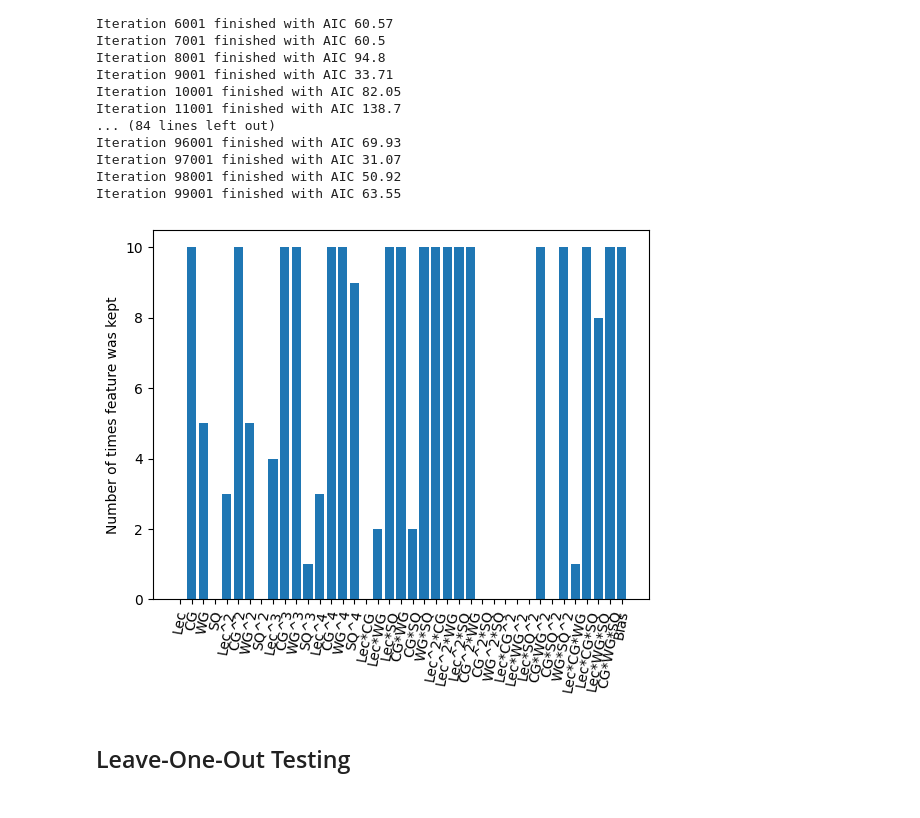
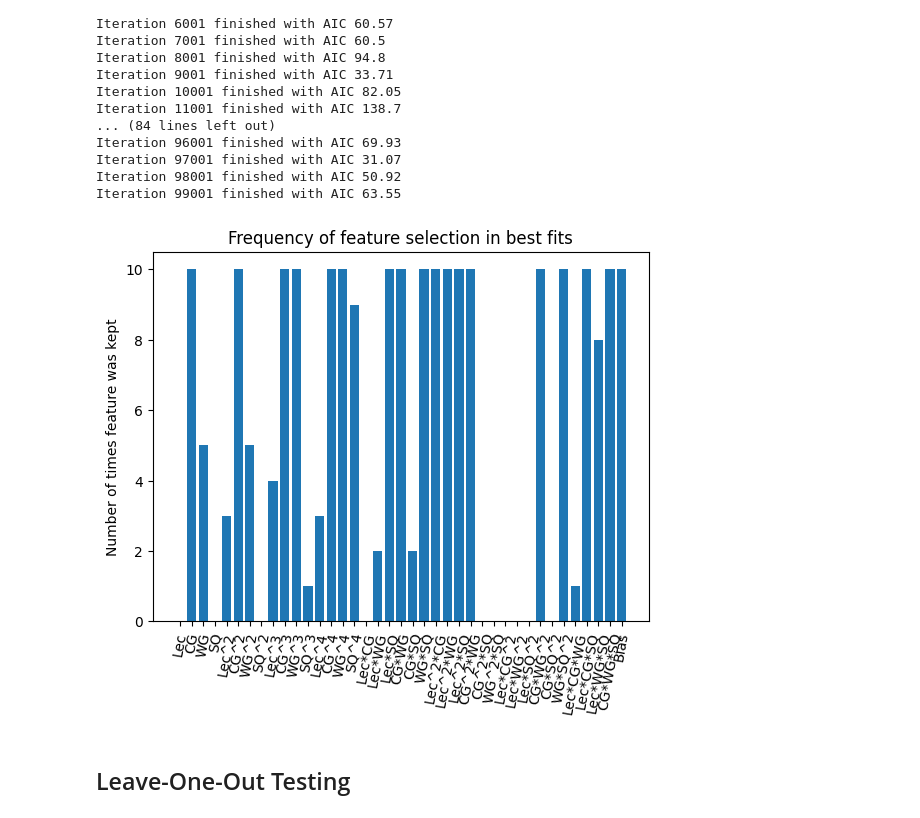
Before and after one commit to oross314/Modeling-Active-Learning-Classrooms, a Jupyter notebook: regression_model.ipynb, the cells around one changed output. Drawn from its saved outputs; the diff is of its cells as text; code cells hidden in the pictures.

```diff
--- a/regression_model.ipynb
+++ b/regression_model.ipynb
@@ -114,32 +112,33 @@ Iteration 99001 finished with AIC 63.55
 # %%
 #load in feature selections
 keepers = np.load('weights/keepers.npy')
 AICs = np.load('weights/AICs.npy')
 #pick the number of best fits to consider
 num_choose = int(10)
 good_fits = np.argsort(AICs - np.min(AICs))[:num_choose]
 
 feature_labels = ['Lec', 'CG','WG', 'SQ',
                    'Lec^2', 'CG^2', 'WG^2', 'SQ^2',
                   'Lec^3', 'CG^3', 'WG^3', 'SQ^3',
                   'Lec^4', 'CG^4', 'WG^4', 'SQ^4',
                    'Lec*CG', 'Lec*WG', 'Lec*SQ',
                    'CG*WG', 'CG*SQ', 'WG*SQ',
                    'Lec^2*CG', 'Lec^2*WG', 'Lec^2*SQ',
                     'CG^2*WG', 'CG^2*SQ', 'WG^2*SQ',
                     'Lec*CG^2', 'Lec*WG^2', 'Lec*SQ^2',
                     'CG*WG^2', 'CG*SQ^2', 'WG*SQ^2',
                     'Lec*CG*WG', 'Lec*CG*SQ', 'Lec*WG*SQ', 'CG*WG*SQ',
                      'Bias' ,]
 
 plt.bar(np.arange(0, data.shape[1]), np.sum(keepers[good_fits], axis=0))
 
 plt.xticks(np.arange(0, data.shape[1]), feature_labels, rotation=80)
 plt.ylabel('Number of times feature was kept')
+plt.title('Frequency of feature selection in best fits')
 
 plt.show()
 # %% [output]
-[figure, old version]
+[figure, new version]
 # %% [markdown]
 ## Leave-One-Out Testing
 # %%
```
Also changed, not shown: parts of 9 cells of this notebook.
